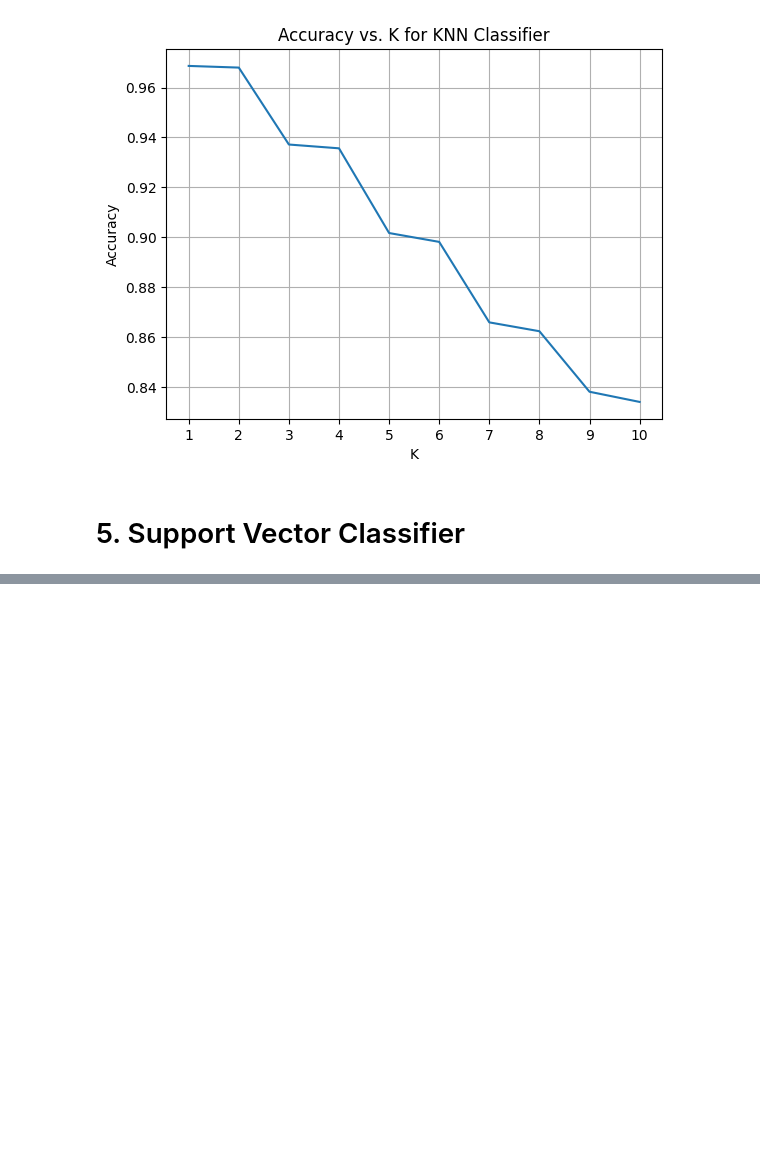
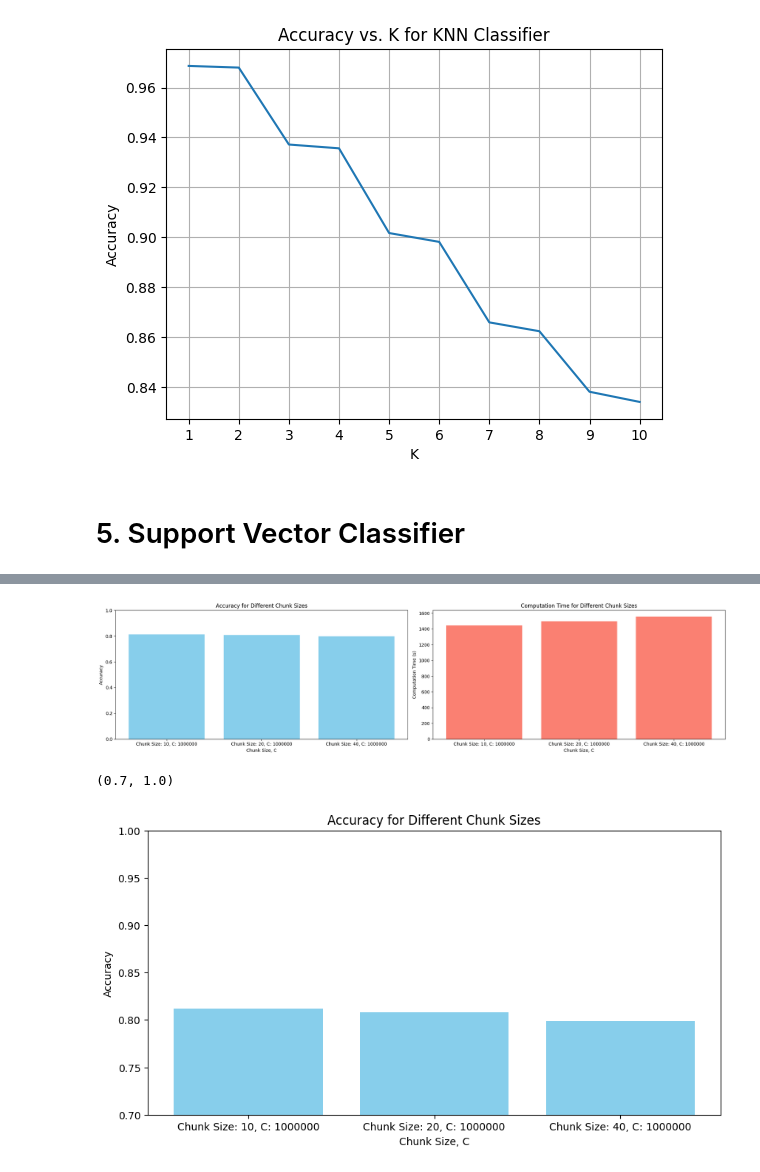
Before and after one commit to JaySachar/MSE413-ML, a Jupyter notebook: Lab 2/Lab2.ipynb, the cells around one changed output, grey strips where cells are left out. Saved outputs shown, nothing was run; the diff lists cells and outputs as text; code cells hidden in the pictures; blank space fills up the shorter version.

```diff
--- a/Lab 2/Lab2.ipynb
+++ b/Lab 2/Lab2.ipynb
@@ -559,9 +533,9 @@ chunk_sizes = [10, 20, 40]
 chunk_size_results = {}
 for chunk_size in chunk_sizes:
     c_value = 1000000
-    accuracy, precision, recall, f1, conf_matrix, specificity, computation_time = SVM_Chunk(conv_df,chunk_size, c_value)
+    accuracy_SVM, precision, recall, f1, conf_matrix, specificity, computation_time = SVM_Chunk(conv_df,chunk_size, c_value)
     chunk_size_results[f"Chunk Size: {chunk_size}, C: {c_value}"] = {
-            "Accuracy": accuracy,
+            "Accuracy": accuracy_SVM,
             "Precision": precision,
             "Recall": recall,
             "F1 Score": f1,
@@ -573,9 +547,9 @@ C_values = [1, 10, 100, 1000, 10000, 100000, 1000000]
 c_value_results = {}
 for c_value in C_values:
     chunk_size = 20
-    accuracy, precision, recall, f1, conf_matrix, specificity, computation_time = SVM_Chunk(conv_df,chunk_size, c_value)
+    accuracy_SVM, precision, recall, f1, conf_matrix, specificity, computation_time = SVM_Chunk(conv_df,chunk_size, c_value)
     chunk_size_results[f"Chunk Size: {chunk_size}, C: {c_value}"] = {
-            "Accuracy": accuracy,
+            "Accuracy": accuracy_SVM,
             "Precision": precision,
             "Recall": recall,
             "F1 Score": f1,
@@ -623,0 +598,39 @@ chunk_size_results
+# %%
+# Extracting accuracy and computation time for each chunk size
+chunk_sizes = ['Chunk Size: 10, C: 1000000', 'Chunk Size: 20, C: 1000000', 'Chunk Size: 40, C: 1000000']
+accuracies = [chunk_size_results[chunk]['Accuracy'] for chunk in chunk_sizes]
+computation_times = [chunk_size_results[chunk]['Computation Time'] for chunk in chunk_sizes]
+
+# Plotting the bar graphs
+plt.figure(figsize=(20, 5))
+
+# Bar graph for accuracy
+plt.subplot(1, 2, 1)
+plt.bar(chunk_sizes, accuracies, color='skyblue')
+plt.title('Accuracy for Different Chunk Sizes')
+plt.xlabel('Chunk Size, C')
+plt.ylabel('Accuracy')
+plt.ylim(0, 1)
+
+# Bar graph for computation time
+plt.subplot(1, 2, 2)
+plt.bar(chunk_sizes, computation_times, color='salmon')
+plt.title('Computation Time for Different Chunk Sizes')
+plt.xlabel('Chunk Size, C')
+plt.ylabel('Computation Time (s)')
+
+plt.tight_layout()
+plt.show()
+
+# Bar graph for accuracy
+plt.figure(figsize=(10, 5))
+
+plt.bar(chunk_sizes, accuracies, color='skyblue')
+plt.title('Accuracy for Different Chunk Sizes')
+plt.xlabel('Chunk Size, C')
+plt.ylabel('Accuracy')
+plt.ylim(0.7, 1)
+# %% [output]
+[figure, added]
+(0.7, 1.0)
+[figure, added]
```
Also changed, not shown: parts of 20 cells of this notebook.
